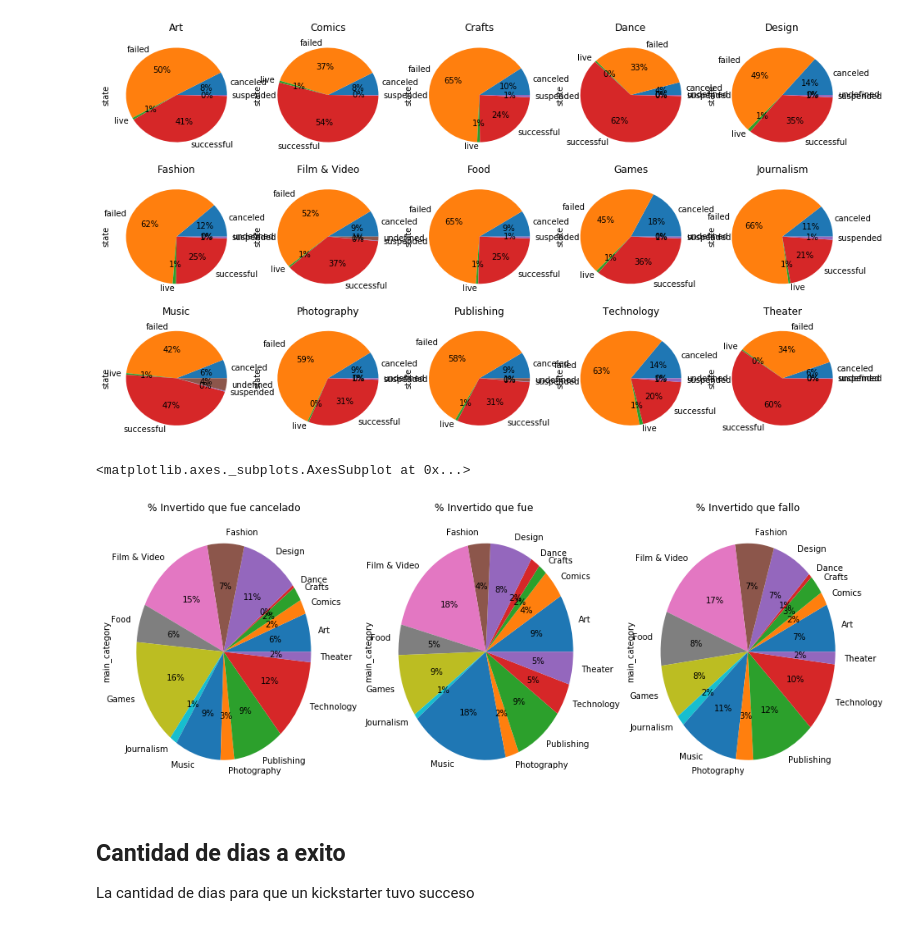
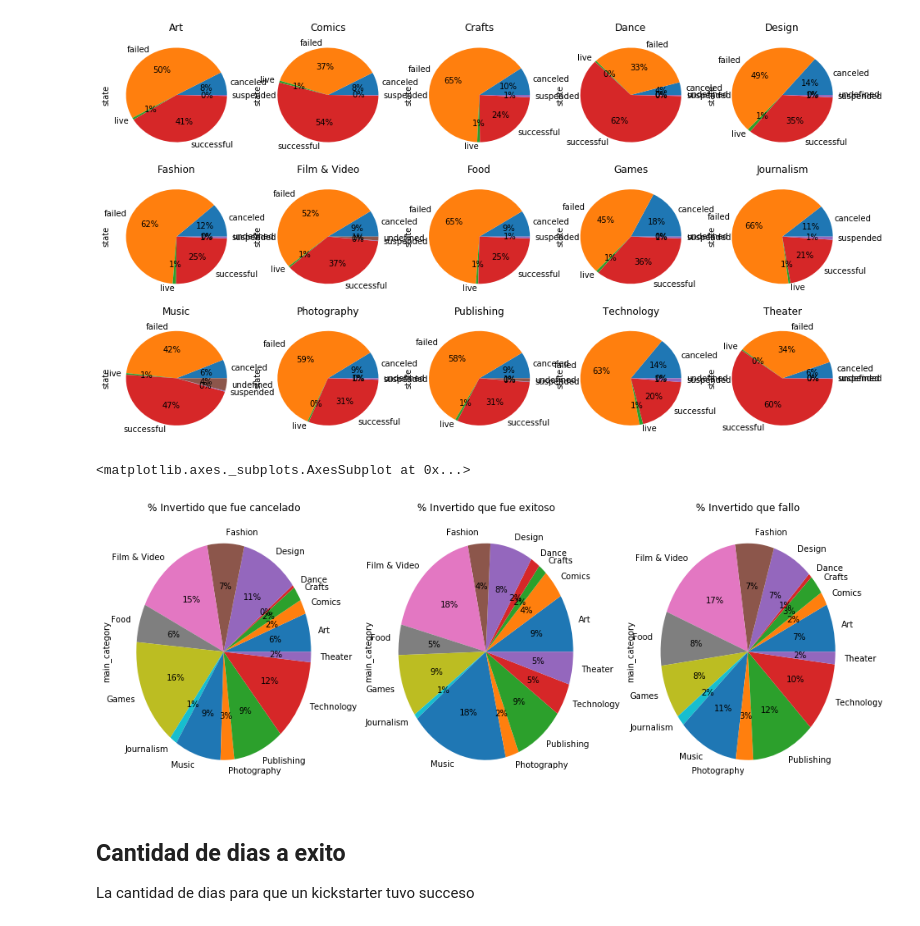
Before and after one commit to fedehenzenn/ml-grupohpz, a Jupyter notebook: tp1_exploration.ipynb, the cells around one changed output. Drawn from its saved outputs; the diff is of its cells as text; code cells hidden in the pictures.

```diff
--- a/tp1_exploration.ipynb
+++ b/tp1_exploration.ipynb
@@ -139,15 +139,15 @@ for c, i in zip(np.sort(all_data.main_category.unique()), range(15)):
 # %%
 f,ax=plt.subplots(1,3,figsize=(16,6))
 
 ax[0].set_title('% Invertido que fue cancelado')
 all_data[all_data.state == 'canceled'].main_category.value_counts().sort_index().plot.pie(ax=ax[0], autopct='%1.0f%%')
-ax[1].set_title('% Invertido que fue ')
+ax[1].set_title('% Invertido que fue exitoso')
 all_data[all_data.state == 'successful'].main_category.value_counts().sort_index().plot.pie(ax=ax[1], autopct='%1.0f%%')
 ax[2].set_title('% Invertido que fallo')
 all_data[all_data.state == 'failed'].main_category.value_counts().sort_index().plot.pie(ax=ax[2], autopct='%1.0f%%')
 # %% [output]
 <matplotlib.axes._subplots.AxesSubplot at 0x...>
-[figure, old version]
+[figure, new version]
 # %% [markdown]
 ## Cantidad de dias a exito
 
```
Also changed, not shown: parts of 2 cells of this notebook.
